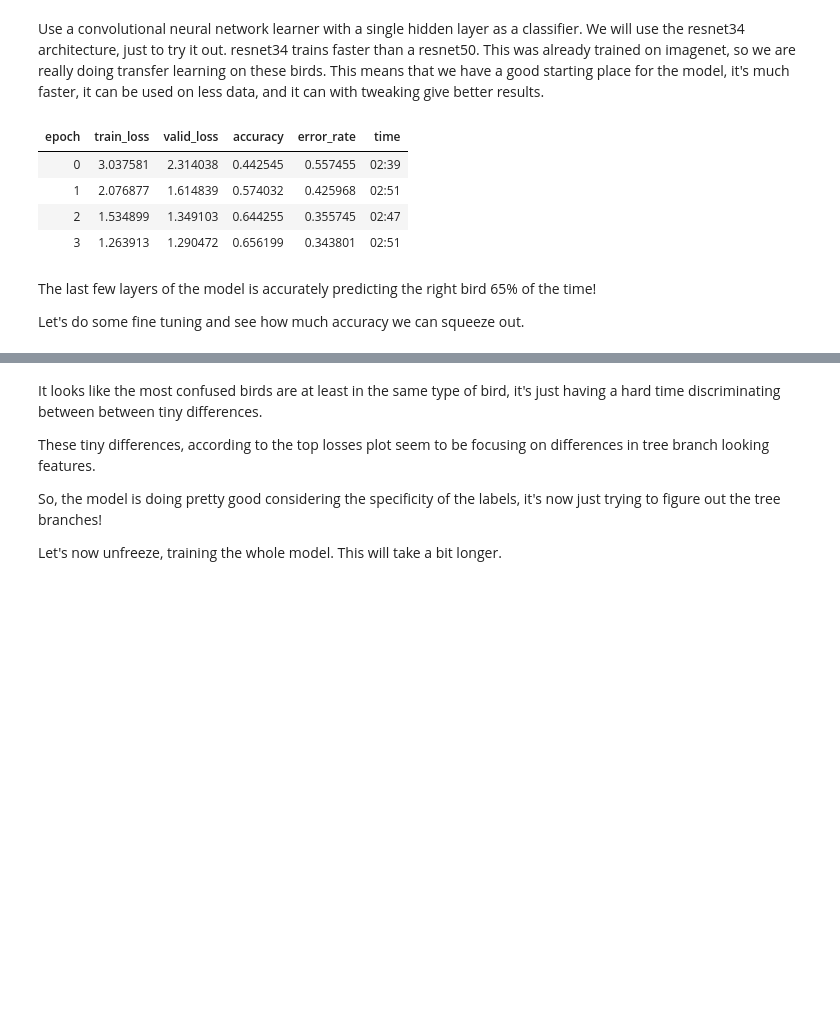
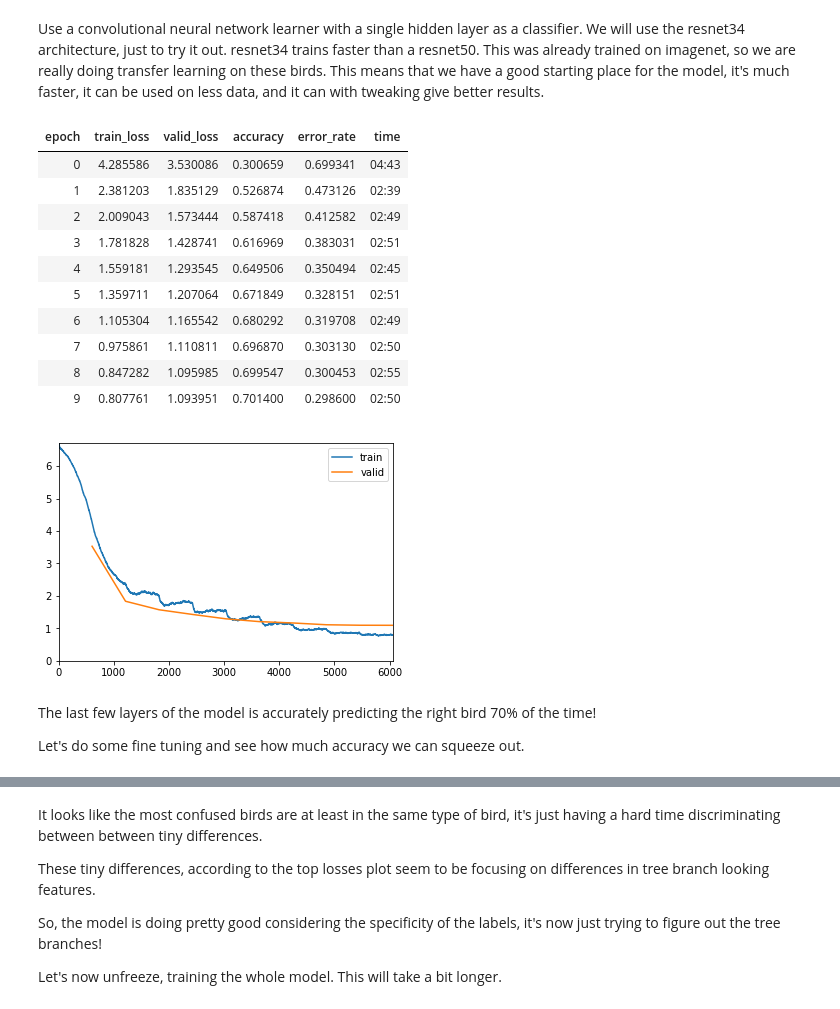
Before and after one commit to jakevc/deeplearn, a Jupyter notebook: BirdClassifier.ipynb, the cells around one changed output, grey strips where cells are left out. Drawn from its saved outputs; the diff is of its cells as text; code cells hidden in the pictures; blank space fills up the shorter version.

Commit message:
update deepboundary, model debugged

```diff
--- a/BirdClassifier.ipynb
+++ b/BirdClassifier.ipynb
@@ -258,15 +257,22 @@ learn = cnn_learner(data, models.resnet34, metrics=[accuracy, error_rate])
 # %%
 # fit the model using one_cycle, and 4 epochs
 # fit one cycle is only training on the last layer
-learn.fit_one_cycle(4)
+learn.fit_one_cycle(10, callbacks=[ShowGraph(learn)])
 # %% [output]
 | epoch | train_loss | valid_loss | accuracy | error_rate | time |
-| 0 | 3.037581 | 2.314038 | 0.442545 | 0.557455 | 02:39 |
-| 1 | 2.076877 | 1.614839 | 0.574032 | 0.425968 | 02:51 |
-| 2 | 1.534899 | 1.349103 | 0.644255 | 0.355745 | 02:47 |
-| 3 | 1.263913 | 1.290472 | 0.656199 | 0.343801 | 02:51 |
+| 0 | 4.285586 | 3.530086 | 0.300659 | 0.699341 | 04:43 |
+| 1 | 2.381203 | 1.835129 | 0.526874 | 0.473126 | 02:39 |
+| 2 | 2.009043 | 1.573444 | 0.587418 | 0.412582 | 02:49 |
+| 3 | 1.781828 | 1.428741 | 0.616969 | 0.383031 | 02:51 |
+| 4 | 1.559181 | 1.293545 | 0.649506 | 0.350494 | 02:45 |
+| 5 | 1.359711 | 1.207064 | 0.671849 | 0.328151 | 02:51 |
+| 6 | 1.105304 | 1.165542 | 0.680292 | 0.319708 | 02:49 |
+| 7 | 0.975861 | 1.110811 | 0.696870 | 0.303130 | 02:50 |
+| 8 | 0.847282 | 1.095985 | 0.699547 | 0.300453 | 02:55 |
+| 9 | 0.807761 | 1.093951 | 0.701400 | 0.298600 | 02:50 |
+[figure, added]
 # %% [markdown]
-The last few layers of the model is accurately predicting the right bird 65% of the time!
+The last few layers of the model is accurately predicting the right bird 70% of the time!
 
 Let's do some fine tuning and see how much accuracy we can squeeze out.
 # %%
```
Also changed, not shown: parts of 30 cells of this notebook, 1 other file.
